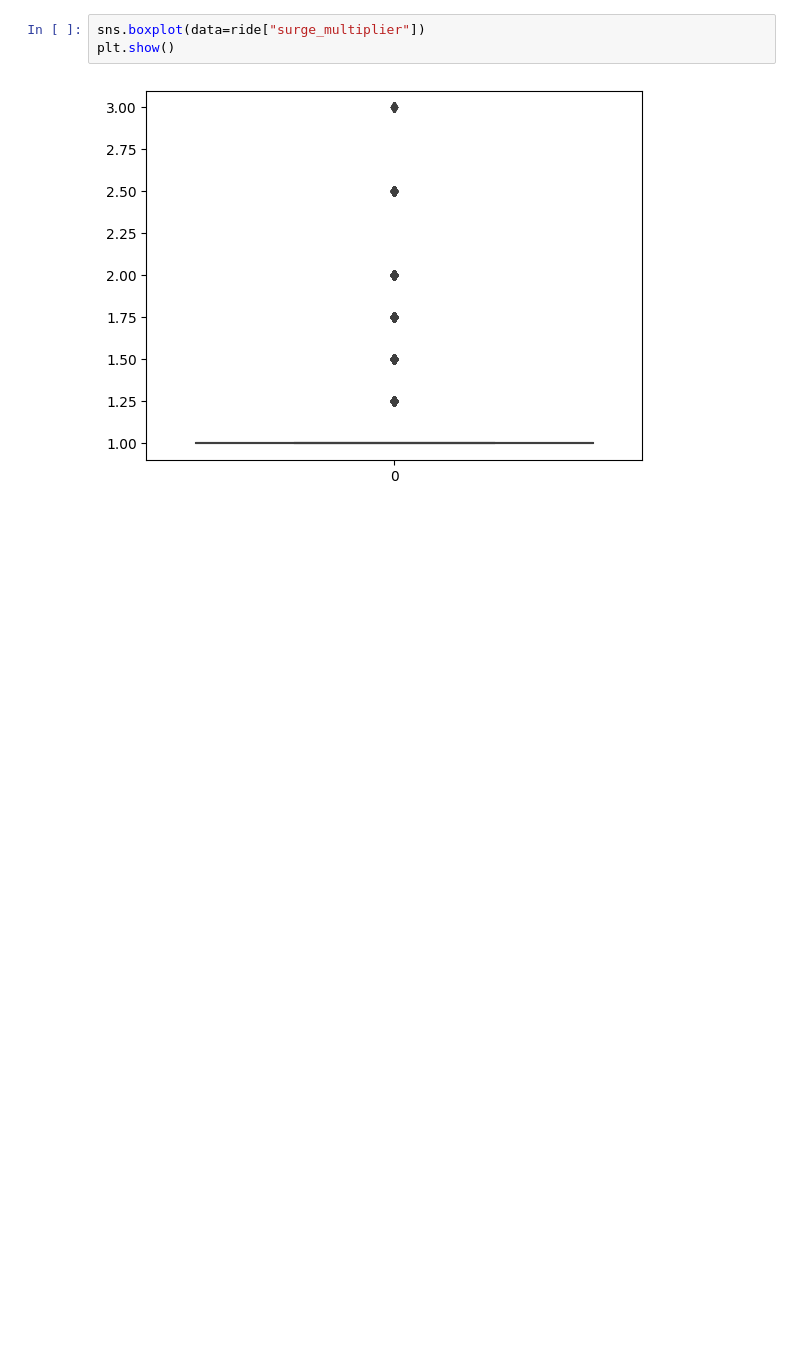
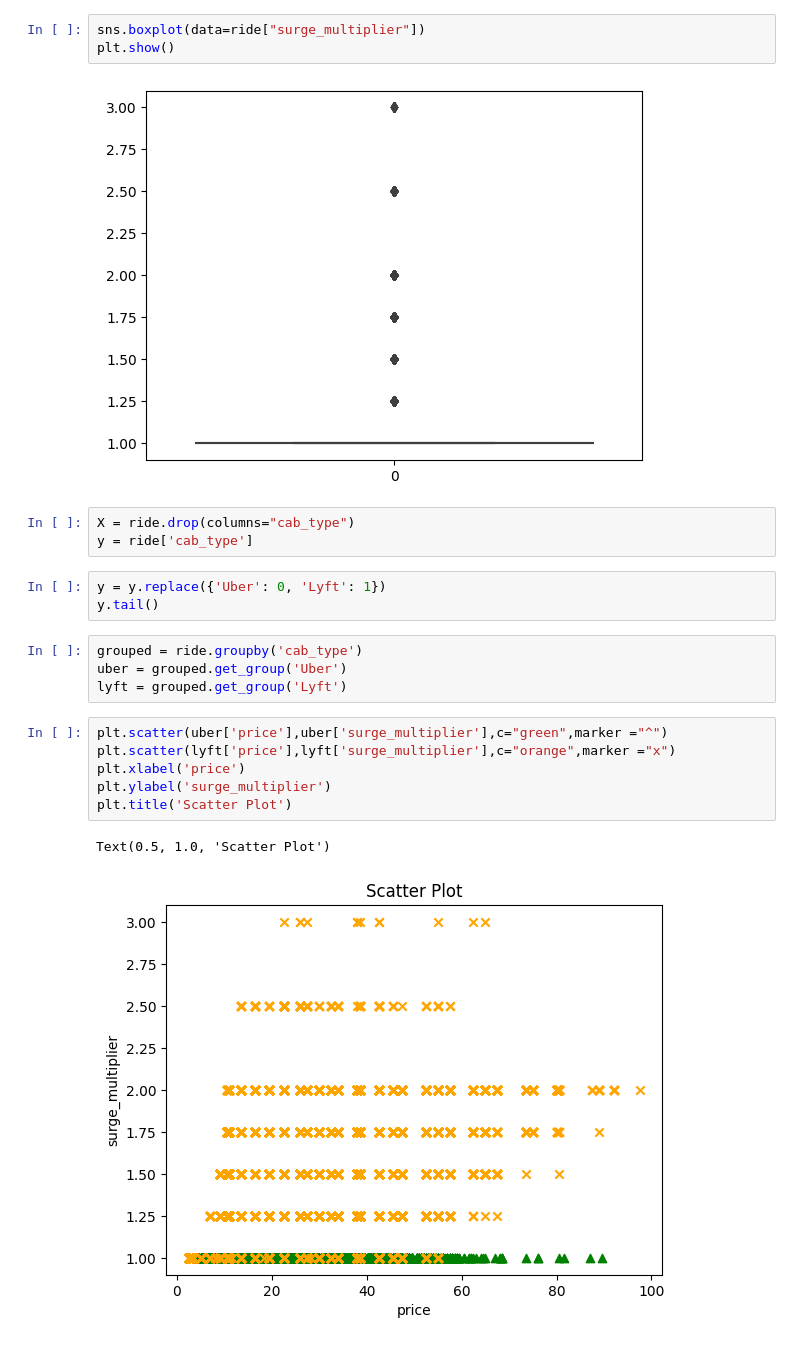
Before and after one commit to Kishan-Kumar-Zalavadia/Machine-Learning_Project, a Jupyter notebook: ML.ipynb, the cells around one changed output. Drawn from its saved outputs; the diff is of its cells as text; blank space fills up the shorter version.

Commit message:
Plotting

```diff
--- a/ML.ipynb
+++ b/ML.ipynb
@@ -132,3 +132,22 @@ sns.boxplot(data=ride["surge_multiplier"])
 plt.show()
 # %% [output]
 [figure]
+# %%
+X = ride.drop(columns="cab_type")
+y = ride['cab_type']
+# %%
+y = y.replace({'Uber': 0, 'Lyft': 1})
+y.tail()
+# %%
+grouped = ride.groupby('cab_type')
+uber = grouped.get_group('Uber')
+lyft = grouped.get_group('Lyft')
+# %%
+plt.scatter(uber['price'],uber['surge_multiplier'],c="green",marker ="^")
+plt.scatter(lyft['price'],lyft['surge_multiplier'],c="orange",marker ="x")
+plt.xlabel('price')
+plt.ylabel('surge_multiplier')
+plt.title('Scatter Plot')
+# %% [output]
+Text(0.5, 1.0, 'Scatter Plot')
+[figure, added]
```
